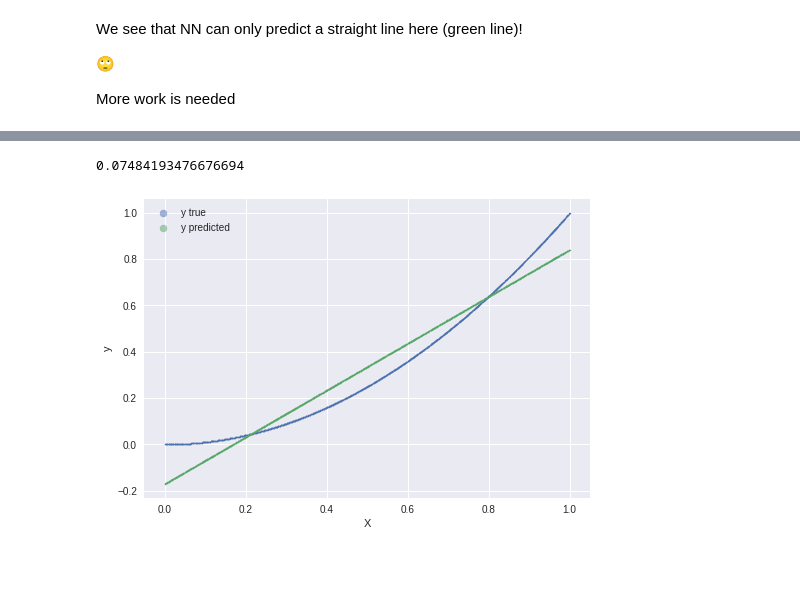
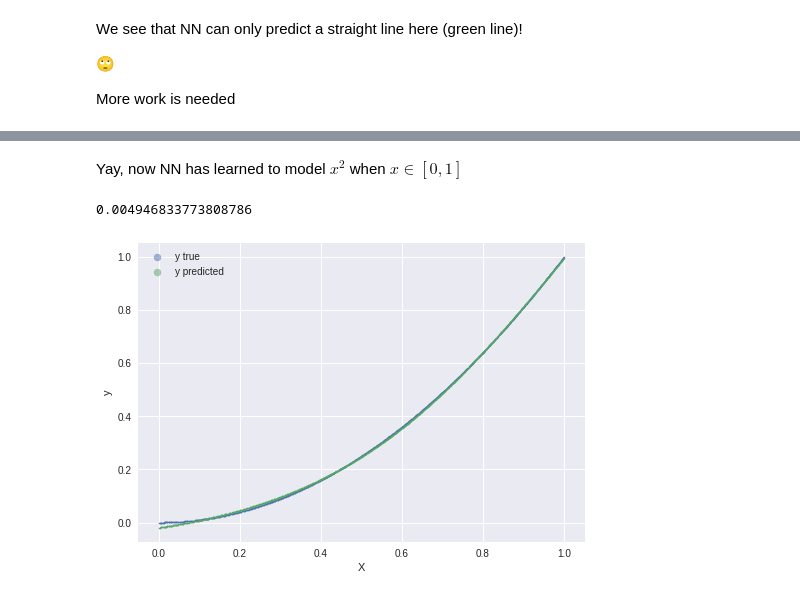
Before and after one commit to aunz/ds, a Jupyter notebook: Function_approximation_with_NN.ipynb, the cells around one changed output, grey strips where cells are left out. Cells and saved outputs as stored; diff of their text form; code cells hidden in the pictures; blank space fills up the shorter version.

Commit message:
Sigmoid to the rescue

```diff
--- a/Function_approximation_with_NN.ipynb
+++ b/Function_approximation_with_NN.ipynb
@@ -46,6 +48,7 @@ earlyStopping = [EarlyStopping(monitor='loss', patience=1, verbose=1)]
 # from tqdm import tqdm # for progress bar
 
 scores = []
+models = []
 ranges = list(range(1, 8)) + [2 ** i for i in range(3, 11)]
 
 for i in ranges:
@@ -56,6 +59,7 @@ for i in ranges:
 
     model.compile(loss='mse', optimizer='adamax')
     model.fit(X, y, epochs=1000, callbacks=earlyStopping, verbose=0)
+    models.append(model)
 
     s1 = score(model.predict(X), plot=0)
     time_taken = time() - start
@@ -140,3 +154,31 @@ We see that NN can only predict a straight line here (green line)!
 🙄
 
 More work is needed
+# %%
+%%time
+# use activation: sigmoid
+
+scores = []
+models = []
+ranges = list(range(1, 8)) + [2 ** i for i in range(3, 11)]
+
+for i in ranges:
+    start = time()
+    model = Sequential()
+    model.add(Dense(i, input_shape=(1,), activation='sigmoid')) # <- use sigmoid here
+    model.add(Dense(1))
+
+    model.compile(loss='mse', optimizer='adamax')
+    model.fit(X, y, epochs=1000, callbacks=earlyStopping, verbose=0)
+    models.append(model)
+
+    s1 = score(model.predict(X), plot=0)
+    scores.append(s1)
+
+    time_taken = time() - start
+
+    print(f'''{i}) {s1:.4f}. Time: {time_taken:.0f}s''')
+
+plt.figure(figsize=(15, 7))
+plt.plot(np.log2(ranges), scores, '-o')
+plt.xticks(np.log2(ranges), ranges)
@@ -143,5 +204,7 @@ More work is needed
+# %% [markdown]
+Yay, now NN has learned to model $x^2$ when $x \in [0, 1]$
 # %%
-score(models[1].predict(X));
+score(models[0].predict(X))
 # %% [output]
-0.07484193476676694
+0.004946833773808786
-[figure, old version]
+[figure, new version]
```
Also changed, not shown: parts of 8 cells of this notebook.
